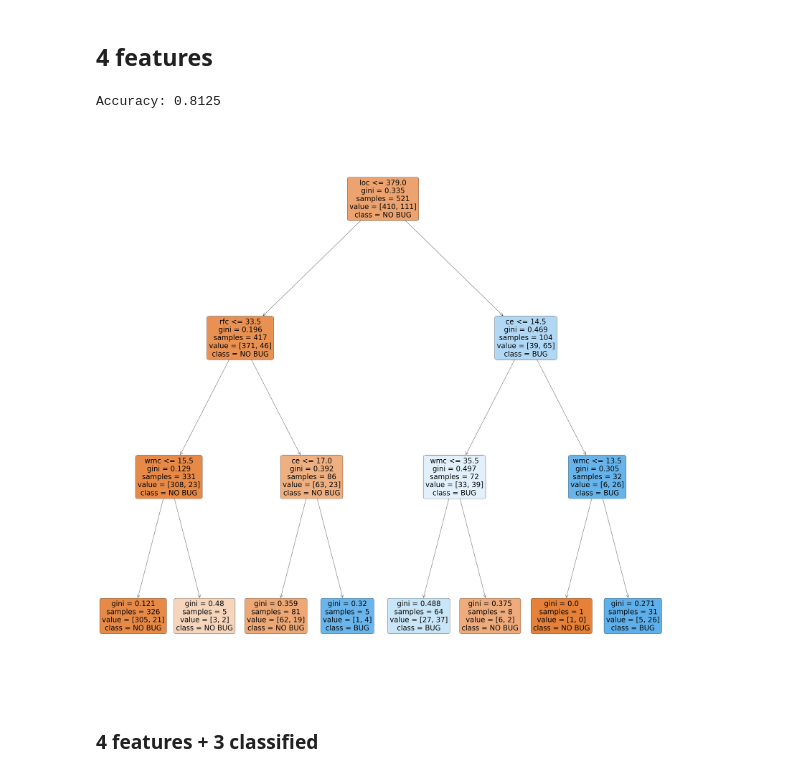
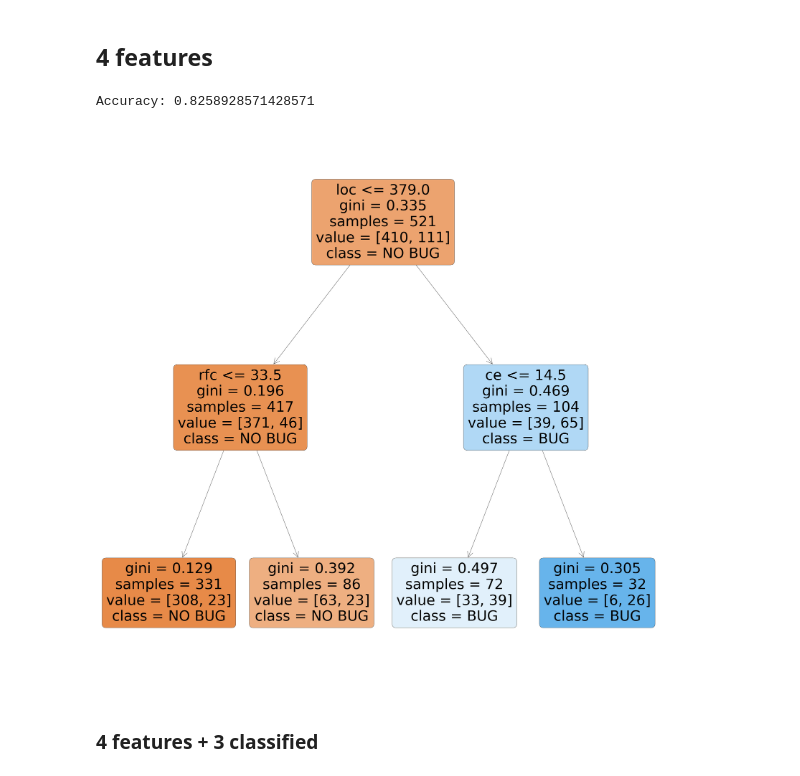
Before and after one commit to francobelloni85/UniSoftwareQualityExam, a Jupyter notebook: SoftwareQualityExam.ipynb, the cells around one changed output. Cells and saved outputs as stored; diff of their text form; code cells hidden in the pictures.

```diff
--- a/SoftwareQualityExam.ipynb
+++ b/SoftwareQualityExam.ipynb
@@ -887,33 +883,33 @@ Accuracy: 0.8214285714285714
 # %%
 feature_cols = ['rfc','loc','wmc','ce']
 data_tree = pd.read_csv(path)
 X = data_tree[feature_cols] # Features
 y = data_tree.bug           # Target variable
 
 # Split dataset into training set and test set
 X_train, X_test, y_train, y_test = train_test_split(X, y, test_size=0.3, random_state=1) # 70% training and 30% test
 
 # 2 class - just bug and not bug
 y_train[y_train > 0 ] = 1
 y_test[y_test > 0 ] = 1
 
 # Create Decision Tree classifer object
-clf = DecisionTreeClassifier(criterion="gini", max_depth=3)
+clf = DecisionTreeClassifier(criterion="gini", max_depth=2)
 
 # Train Decision Tree Classifer
 clf = clf.fit(X_train,y_train)
 
 #Predict the response for test dataset
 y_pred = clf.predict(X_test)
 
 # Model Accuracy, how often is the classifier correct?
 print("Accuracy:",metrics.accuracy_score(y_test, y_pred))
 
 fig = plt.figure(figsize=(50,50))
 _ = tree.plot_tree(clf,feature_names=feature_cols, class_names=["NO BUG","BUG"],filled=True,rounded=True,)
 # %% [output]
-Accuracy: 0.8125
+Accuracy: 0.8258928571428571
-[figure, old version]
+[figure, new version]
 # %% [markdown]
 ### 4 features + 3 classified
 # %%
```
Also changed, not shown: parts of 4 cells of this notebook, 1 other file.
